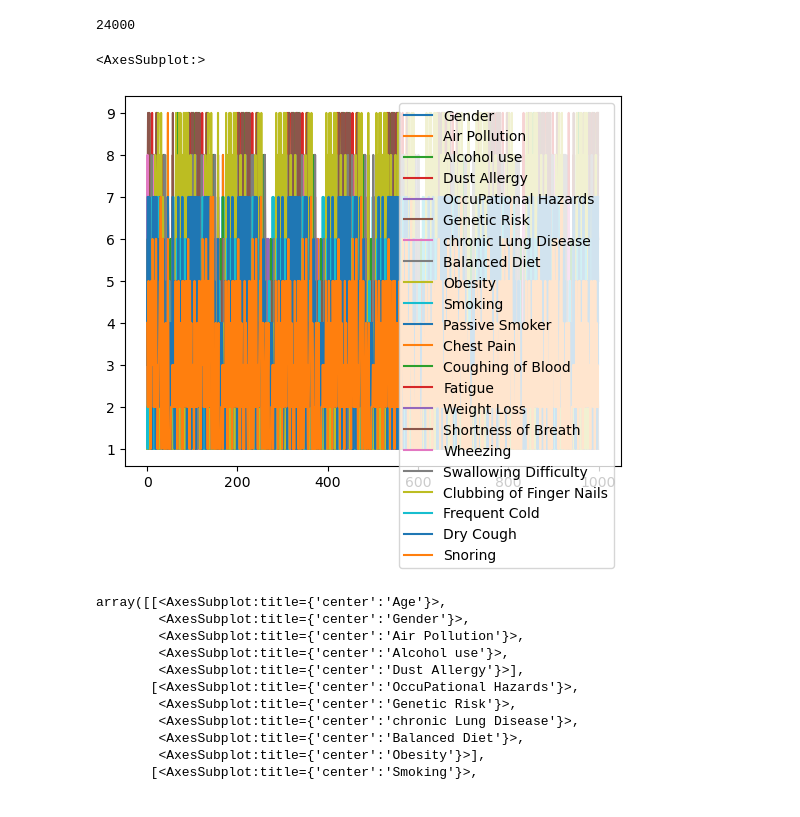
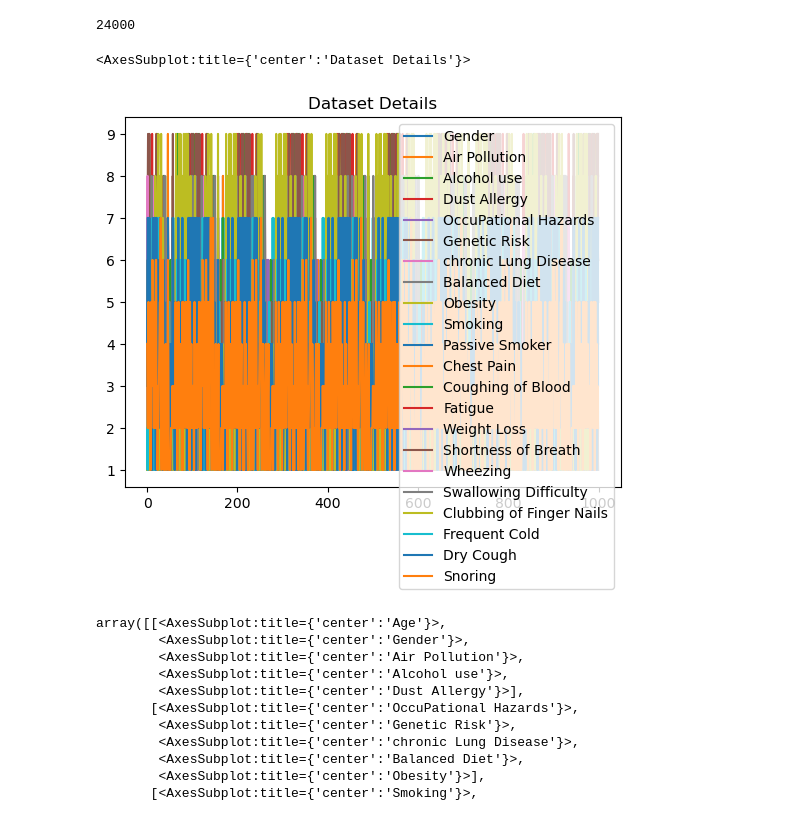
Before and after one commit to Subhajeet-Das/Lung-Cancer-Chance-Detection, a Jupyter notebook: lung-cancer-prediction.ipynb, the cells around one changed output. Saved outputs shown, nothing was run; the diff lists cells and outputs as text; code cells hidden in the pictures.

```diff
--- a/lung-cancer-prediction.ipynb
+++ b/lung-cancer-prediction.ipynb
@@ -102,10 +113,10 @@ df.size
 # %% [output]
 24000
 # %%
-df.iloc[:, 1:24].plot()
+df.iloc[:, 1:24].plot(title="Dataset Details")
 # %% [output]
-<AxesSubplot:>
+<AxesSubplot:title={'center':'Dataset Details'}>
-[figure, old version]
+[figure, new version]
 # %%
 df.hist()
 # %% [output]
```
Also changed, not shown: parts of 45 cells of this notebook.
